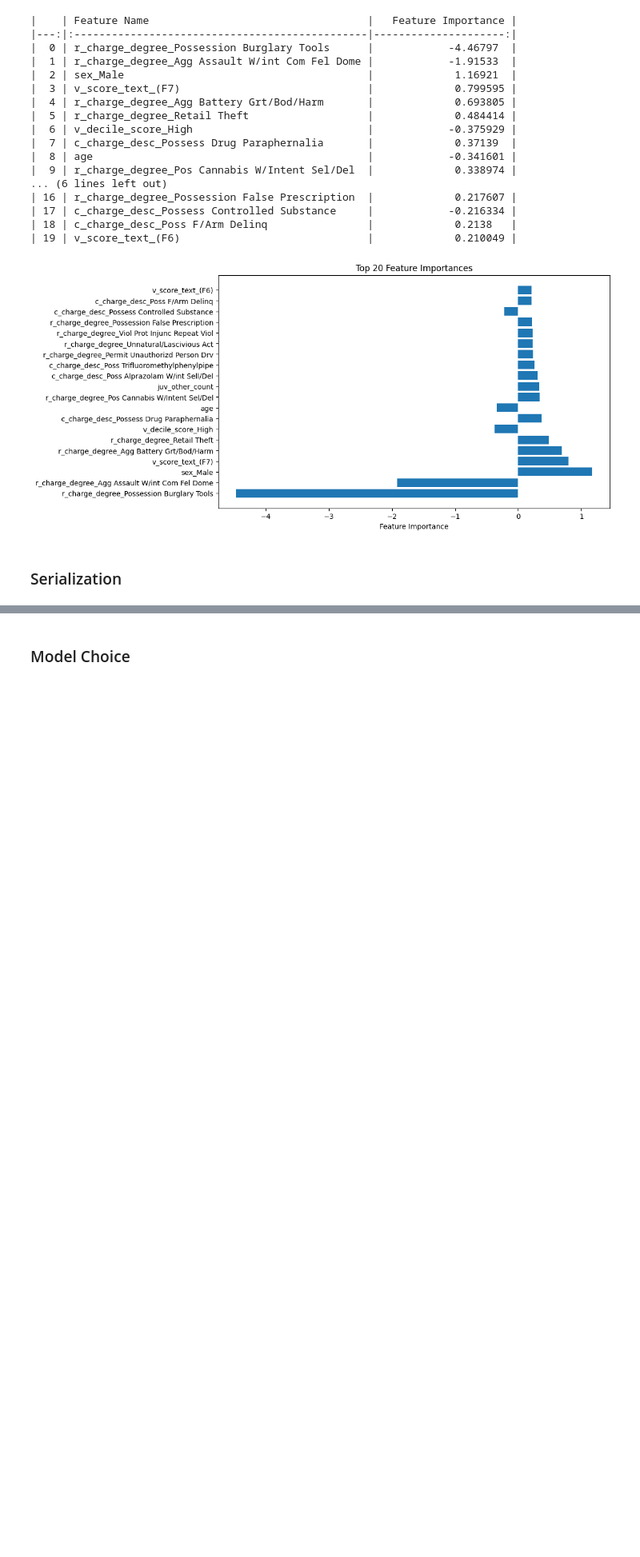
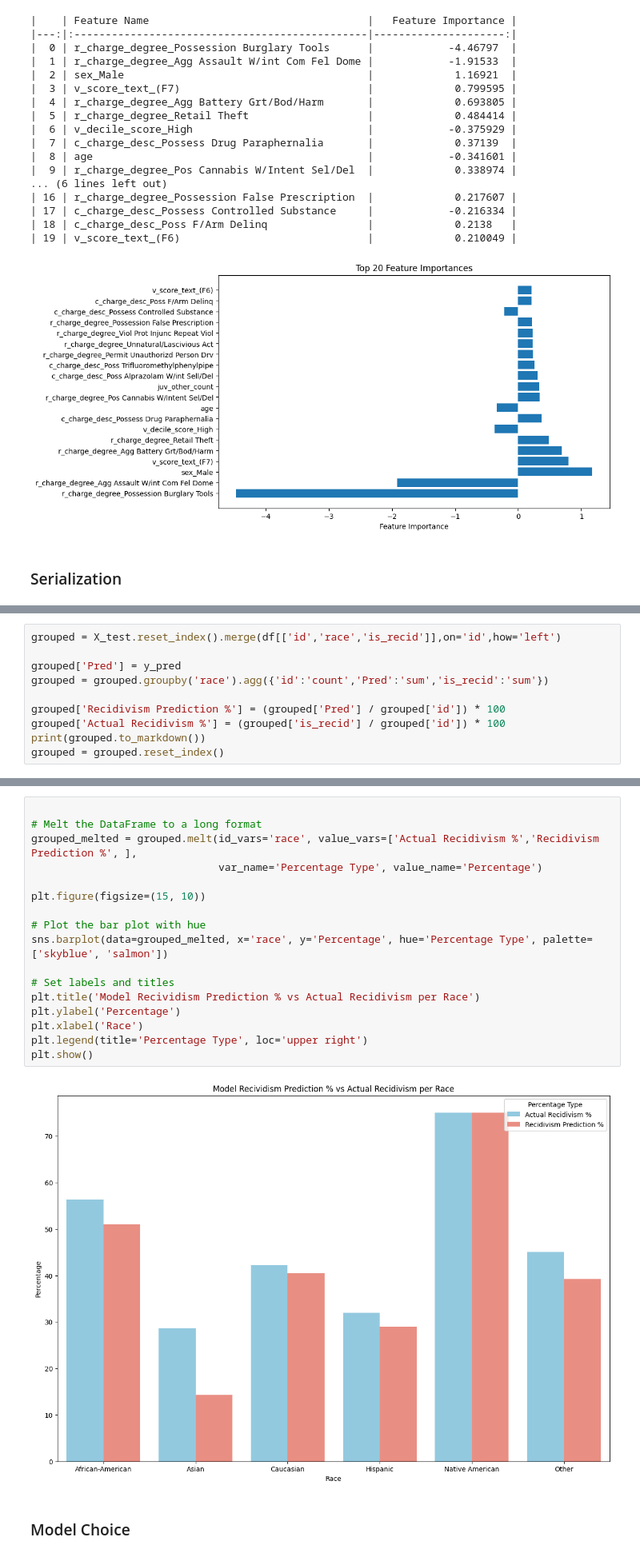
Before and after one commit to LDSAJPinto1306/Capstone-LDSA, a Jupyter notebook: Base Model.ipynb, the cells around one changed output, grey strips where cells are left out. Shown at 80% size. Drawn from its saved outputs; the diff is of its cells as text; blank space fills up the shorter version.

```diff
--- a/Base Model.ipynb
+++ b/Base Model.ipynb
@@ -398,0 +375,10 @@ joblib.dump(pipeline, 'pipeline.pickle')
+# %%
+grouped = X_test.reset_index().merge(df[['id','race','is_recid']],on='id',how='left')
+
+grouped['Pred'] = y_pred
+grouped = grouped.groupby('race').agg({'id':'count','Pred':'sum','is_recid':'sum'})
+
+grouped['Recidivism Prediction %'] = (grouped['Pred'] / grouped['id']) * 100
+grouped['Actual Recidivism %'] = (grouped['is_recid'] / grouped['id']) * 100
+print(grouped.to_markdown())
+grouped = grouped.reset_index()
@@ -399,3 +394,22 @@ joblib.dump(pipeline, 'pipeline.pickle')
+# %%
+
+# Melt the DataFrame to a long format
+grouped_melted = grouped.melt(id_vars='race', value_vars=['Actual Recidivism %','Recidivism Prediction %', ],
+                              var_name='Percentage Type', value_name='Percentage')
+
+plt.figure(figsize=(15, 10))
+
+# Plot the bar plot with hue
+sns.barplot(data=grouped_melted, x='race', y='Percentage', hue='Percentage Type', palette=['skyblue', 'salmon'])
+
+# Set labels and titles
+plt.title('Model Recividism Prediction % vs Actual Recidivism per Race')
+plt.ylabel('Percentage')
+plt.xlabel('Race')
+plt.legend(title='Percentage Type', loc='upper right')
+plt.show()
+# %% [output]
+[figure, added]
 # %% [markdown]
 ### Model Choice
 # %%
```
Also changed, not shown: parts of 6 cells of this notebook, 3 other files.
